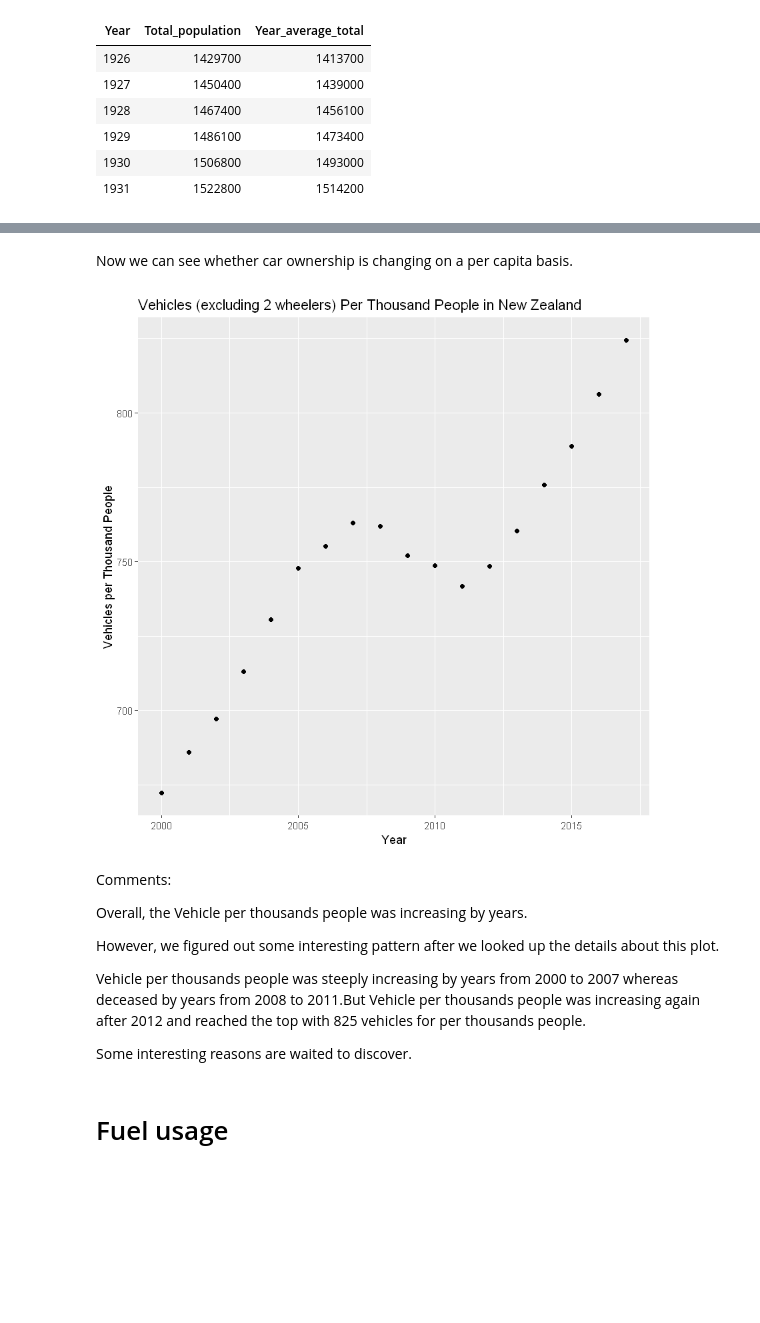
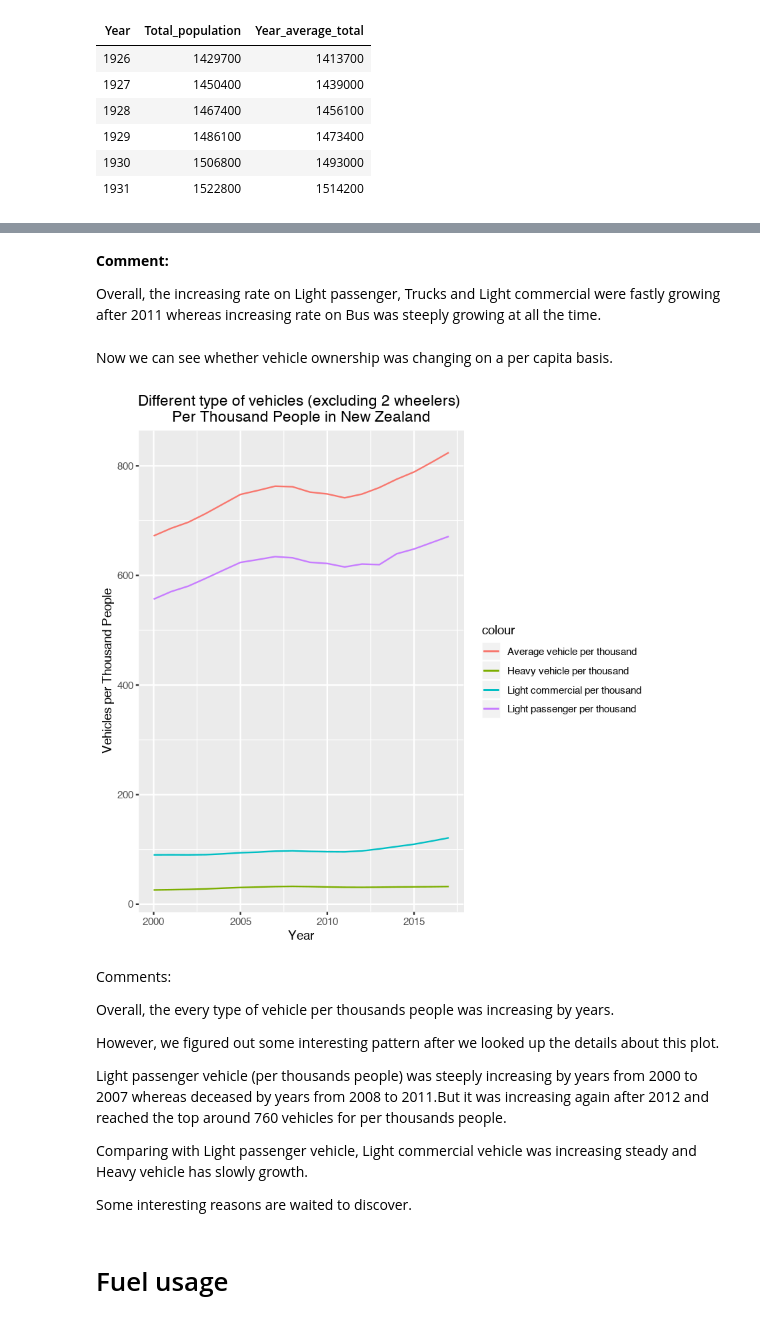
Before and after one commit to william-patt/DATA201-Group-project, a Jupyter notebook: Group_Project.ipynb, the cells around one changed output, grey strips where cells are left out. Drawn from its saved outputs; the diff is of its cells as text; code cells hidden in the pictures; blank space fills up the shorter version.

```diff
--- a/Group_Project.ipynb
+++ b/Group_Project.ipynb
@@ -155,6 +148,9 @@ library(skimr)
 # %%
 # Get fleet makeup by year into R
-fleet_size <- read_excel("NZ-Vehicle-Fleet-Graphs-2017-WEB.xlsx",sheet = 2, range = "A2:G20")
-#Find the total vehicle types for every year
-fleet_size <- fleet_size %>%
-    mutate(Total = rowSums(.[2:7]))
+fleet_size <- read_excel("NZ-Vehicle-Fleet-Graphs-2017-WEB.xlsx",sheet = 2, range = "A2:W20") %>%
+# Select the variables we want
+    select(Period, `Light passenger`,`Light commercial`,Trucks, Bus, Other,Total,
+           'Light passenger__1','Light commercial__1','Trucks__1', 'Bus__1','Overall',
+               `Light passenger per 1000 popn`,`Light commercial per 1000 popn`)
+
+head(fleet_size)
@@ -327,30 +350,42 @@ head(fleet_population)
+# %% [markdown]
+**Comment:**
+
+Overall, the increasing rate on Light passenger, Trucks and Light commercial were fastly growing after 2011 whereas increasing rate on Bus was steeply growing at all the time.
 # %% [markdown]
-Now we can see whether car ownership is changing on a per capita basis.
+Now we can see whether vehicle ownership was changing on a per capita basis.
 # %%
 fleet_population %>%
 
 #we compute and create the number of vehicles for per thousand people by adding all the type vehicle
 #together to divide total number of people then multiplying 1000.
-     mutate(Cars_per_thousand = (Light_passenger + Light_commercial + Trucks + Bus)/ Year_average_total*1000  ) %>%
+     mutate(Average_vehicle_per_thousand = (Light_passenger + Light_commercial + Trucks + Bus)/ Year_average_total*1000) %>%
+     mutate(Heavy_vehicle_per_thousand = (Trucks + Bus)/ Year_average_total*1000)%>%
+#Then we plot year by the number of differen type of vehicles for per thousand people
+ggplot()+
+    geom_line(aes(x = Period, y = Average_vehicle_per_thousand, color='Average vehicle per thousand'))+
+    geom_line(aes(x = Period, y = Light_passenger_per_thousand, color='Light passenger per thousand' ))+
+    geom_line(aes(x = Period, y = Light_commercial_per_thousand, color ='Light commercial per thousand'))+
+    geom_line(aes(x = Period, y = Heavy_vehicle_per_thousand, color ='Heavy vehicle per thousand'))+
 
-#Then we plot year by the number of vehicles for per thousand people
-ggplot(aes(x = Period, y = Cars_per_thousand))+
-    geom_point()+
-    ggtitle("Vehicles (excluding 2 wheelers) Per Thousand People in New Zealand") +
-
-#add title and labels
+#add title and set it in the centre
+    ggtitle("Different type of vehicles (excluding 2 wheelers)
+Per Thousand People in New Zealand") +
+    theme(plot.title = element_text(hjust = 0.5))+
+#add labels
     xlab("Year") +
     ylab("Vehicles per Thousand People")
 # %% [output]
-[figure, old version]
+[figure, new version]
 # %% [markdown]
 Comments:
 
-Overall, the Vehicle per thousands people was increasing by years.
+Overall, the every type of vehicle per thousands people was increasing by years.
 
 However, we figured out some interesting pattern after we looked up the details about this plot.
 
-Vehicle per thousands people was steeply increasing by years from 2000 to 2007 whereas deceased by years from 2008 to 2011.But Vehicle per thousands people was increasing again after 2012 and reached the top with 825 vehicles for per thousands people.
+Light passenger vehicle (per thousands people) was steeply increasing by years from 2000 to 2007 whereas deceased by years from 2008 to 2011.But it was increasing again after 2012 and reached the top around 760 vehicles for per thousands people.
+
+Comparing with Light passenger vehicle, Light commercial vehicle was increasing steady and Heavy vehicle has slowly growth.
 
 Some interesting reasons are waited to discover.
 # %% [markdown]
```
Also changed, not shown: parts of 42 cells of this notebook.
